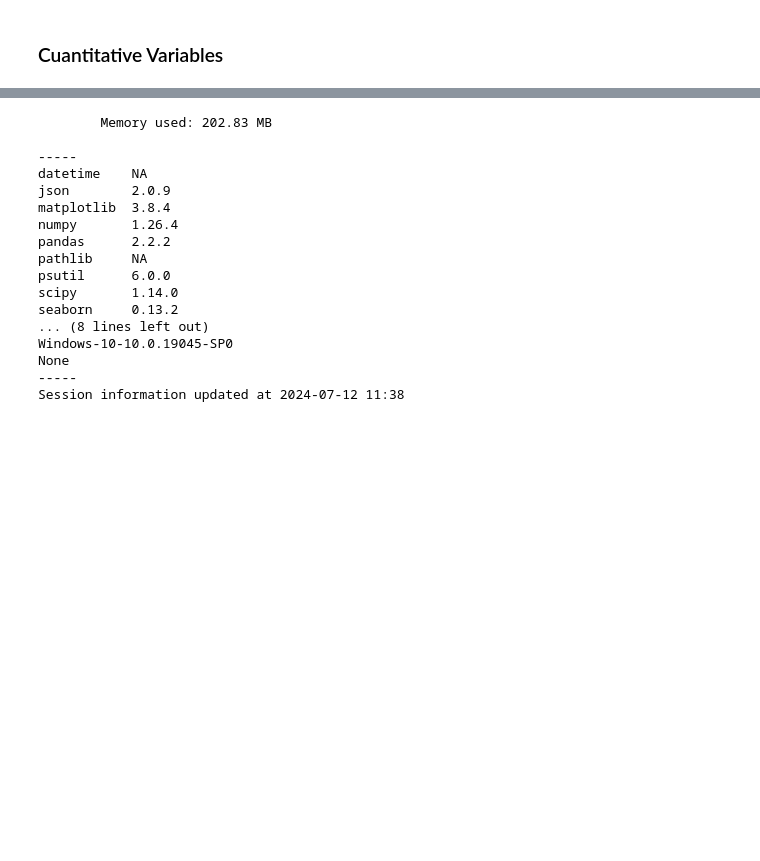
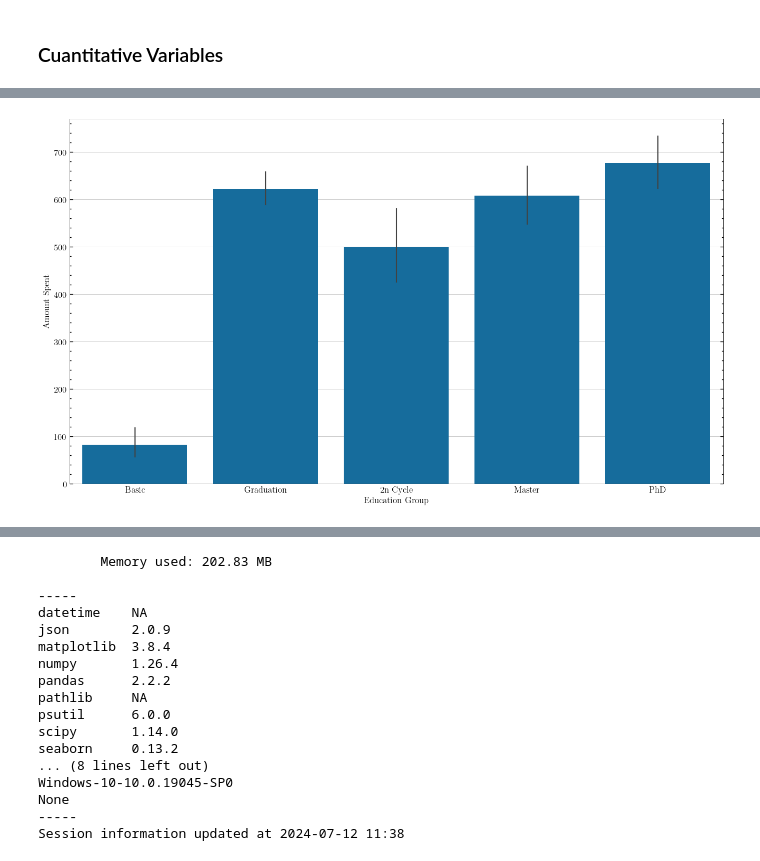
Before and after one commit to almanzanas/ifoodDataAnalystTest, a Jupyter notebook: notebooks/02_descriptive.ipynb, the cells around one changed output, grey strips where cells are left out. Saved outputs shown, nothing was run; the diff lists cells and outputs as text; code cells hidden in the pictures; blank space fills up the shorter version.

```diff
--- a/notebooks/02_descriptive.ipynb
+++ b/notebooks/02_descriptive.ipynb
@@ -419,0 +577,13 @@ RangeIndex(start=0, stop=0, step=1)
+# %%
+with plt.style.context(["seaborn-v0_8-colorblind",
+                   "./mplstyle/basic.mplstyle",
+                   "./mplstyle/vbars.mplstyle"]):
+
+    bars = sns.barplot(data, x="Education", y="MntSpentTotal")
+
+    bars.set_ylabel("Amount Spent");
+    bars.set_xlabel("Education Group");
+
+    plt.show()
+# %% [output]
+[figure, added]
```
Also changed, not shown: parts of 19 cells of this notebook, 3 other files.
